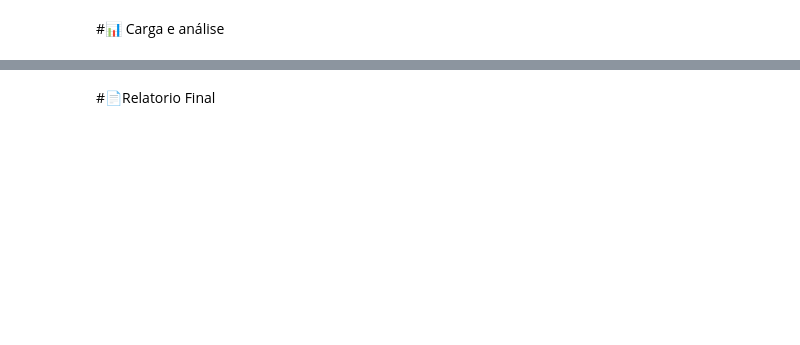
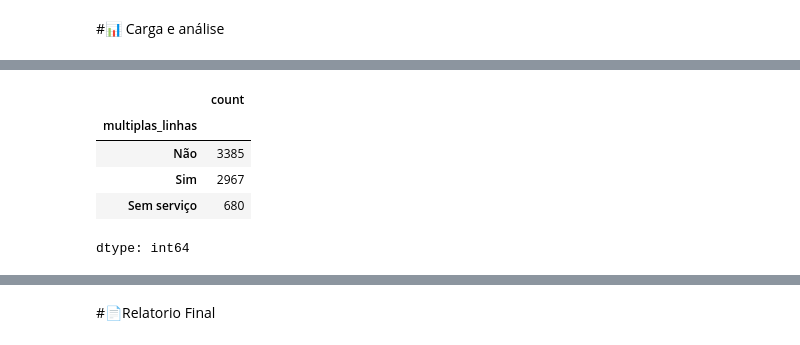
Before and after one commit to Angel-Arroyo-H/alura-data-science-challenge-2, a Jupyter notebook: Alura_DataScience_Challenge2.ipynb, the cells around one changed output, grey strips where cells are left out. Cells and saved outputs as stored; diff of their text form; code cells hidden in the pictures; blank space fills up the shorter version.

```diff
--- a/Alura_DataScience_Challenge2.ipynb
+++ b/Alura_DataScience_Challenge2.ipynb
@@ -534,0 +633,9 @@ dados_tratados
+# %%
+df.multiplas_linhas.value_counts()
+# %% [output]
+|  | count |
+| multiplas_linhas |  |
+| Não | 3385 |
+| Sim | 2967 |
+| Sem serviço | 680 |
+dtype: int64
```
Also changed, not shown: parts of 17 cells of this notebook.
